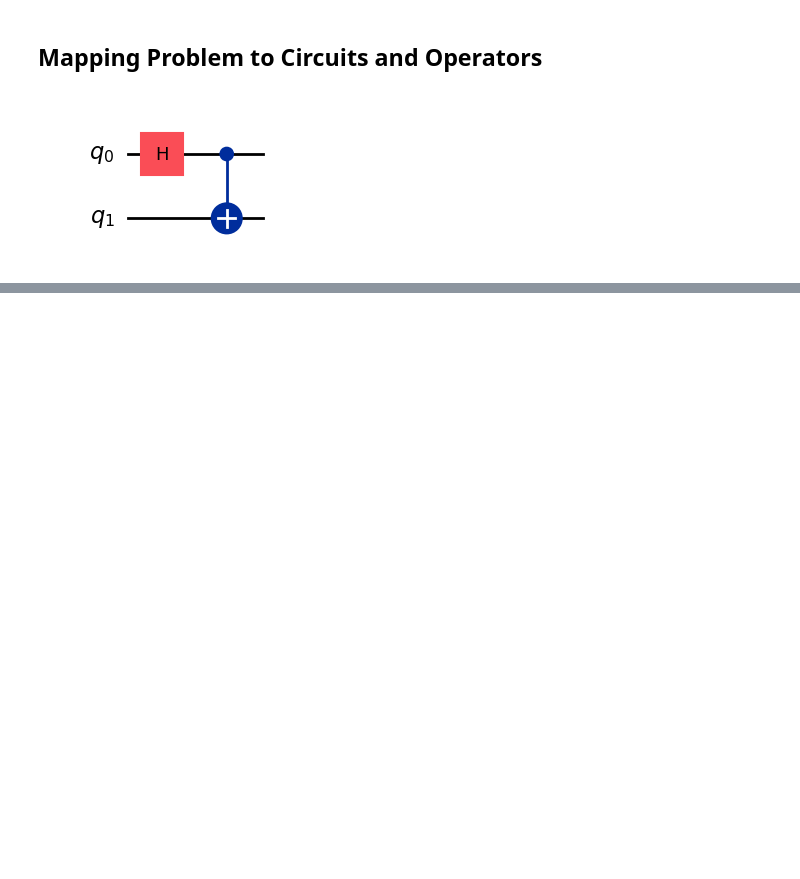
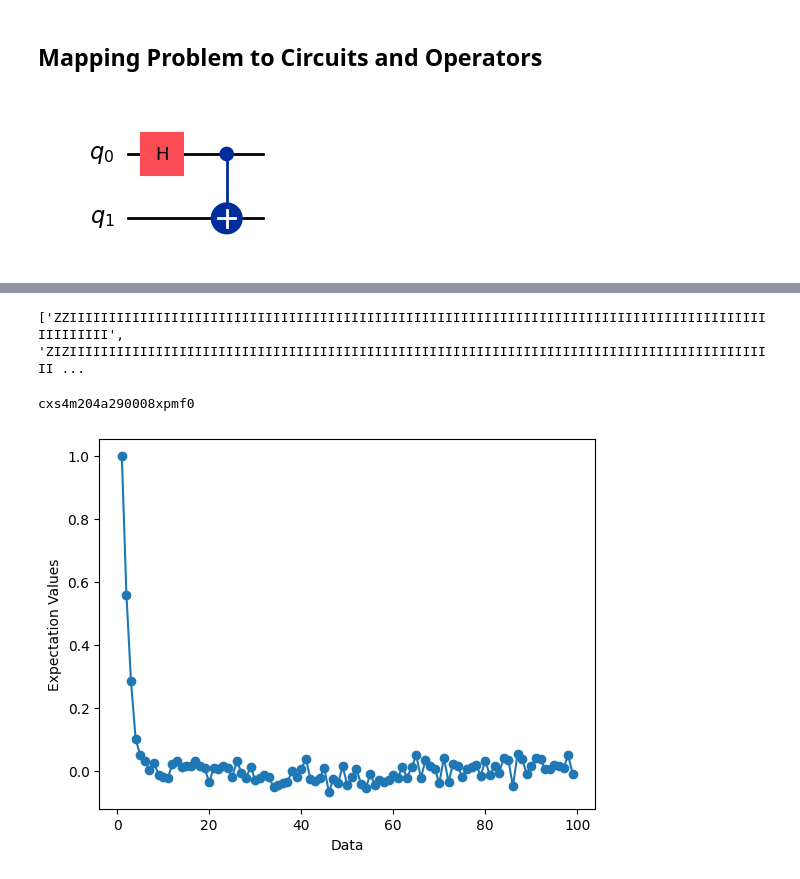
Before and after one commit to bills1912/quantum-computing-ml, a Jupyter notebook: Quantum Computing - Hello World.ipynb, the cells around one changed output, grey strips where cells are left out. Saved outputs shown, nothing was run; the diff lists cells and outputs as text; code cells hidden in the pictures; blank space fills up the shorter version.

```diff
--- a/Quantum Computing - Hello World.ipynb
+++ b/Quantum Computing - Hello World.ipynb
@@ -12,3 +13,7 @@ QiskitRuntimeService.save_account(channel='ibm_quantum',
+# %%
+service = QiskitRuntimeService(channel='ibm_quantum',
+                               token='0a360c56bf7d25f7673e1897423b501399b3c4869d43f831eb905eabccfa58c0ad6b7942a25dddea23c7a5598d5da966fcd4d06b4700616603052a2c83d06b6b')
+backend = service.backend(name="ibm_brisbane")
 # %% [markdown]
 ## Mapping Problem to Circuits and Operators
 # %%
@@ -31,0 +68,4 @@ observables = ["ZZ", "ZI", "IZ", "XX", "XI", "IX"]
+# %%
+n = 100
+qc_cn = get_qc_for_n_qubit_ghz_state(n)
+qc_cn.draw(output='mpl')
@@ -31,0 +74,9 @@ observables = ["ZZ", "ZI", "IZ", "XX", "XI", "IX"]
+# %%
+from qiskit.quantum_info import SparsePauliOp
+
+operator_strings = ['Z' + 'I'*i + 'Z' + 'I'*(n-2-i) for i in range(n-1)]
+print(operator_strings)
+
+operators = [SparsePauliOp(operator_string) for operator_string in operator_strings]
+# %% [output]
+['ZZIIIIIIIIIIIIIIIIIIIIIIIIIIIIIIIIIIIIIIIIIIIIIIIIIIIIIIIIIIIIIIIIIIIIIIIIIIIIIIIIIIIIIIIIIIIIIIIIII', 'ZIZIIIIIIIIIIIIIIIIIIIIIIIIIIIIIIIIIIIIIIIIIIIIIIIIIIIIIIIIIIIIIIIIIIIIIIIIIIIIIIIIIIIIIIIIIII ...
@@ -31,0 +93,29 @@ observables = ["ZZ", "ZI", "IZ", "XX", "XI", "IX"]
+# %%
+from qiskit_ibm_runtime import EstimatorV2 as Estimator
+from qiskit_ibm_runtime import EstimatorOptions
+
+options = EstimatorOptions()
+options.resilience_level = 1
+# options.optimization_level = 0
+options.dynamical_decoupling.enable = True
+options.dynamical_decoupling.sequence_type = "XY4"
+
+est_nc = Estimator(backend, options=options)
+job_nc = est_nc.run([(qc_transpiled, operators_transpiled_list)])
+job_nc_id = job_nc.job_id()
+print(job_nc_id)
+# %% [output]
+cxs4m204a290008xpmf0
+# %%
+data = list(range(1, len(operators)+1))
+job_service = service.job(f"{job_nc_id}")
+result = job_service.result()[0]
+values = result.data.evs
+values = [v/values[0] for v in values]
+
+plt.plot(data, values, "-o")
+plt.xlabel("Data")
+plt.ylabel("Expectation Values")
+plt.show()
+# %% [output]
+[figure, added]
```
Also changed, not shown: parts of 10 cells of this notebook.
